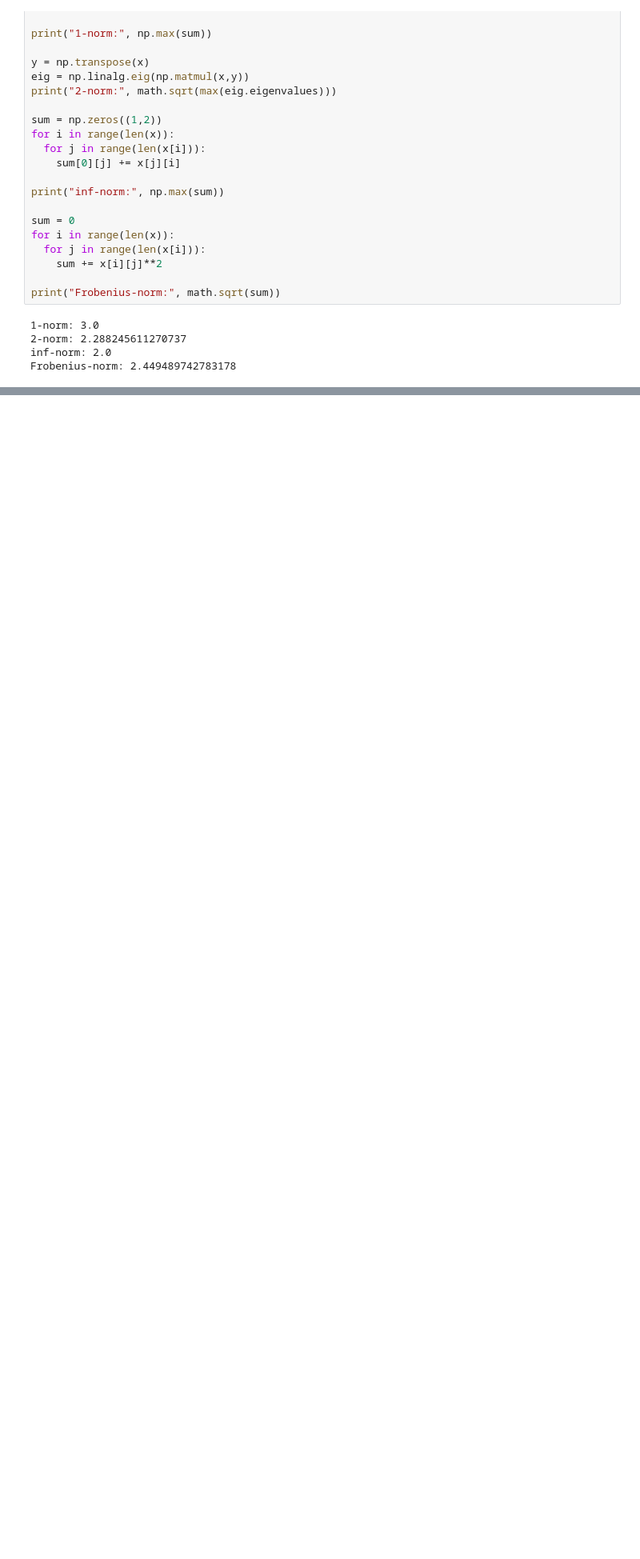
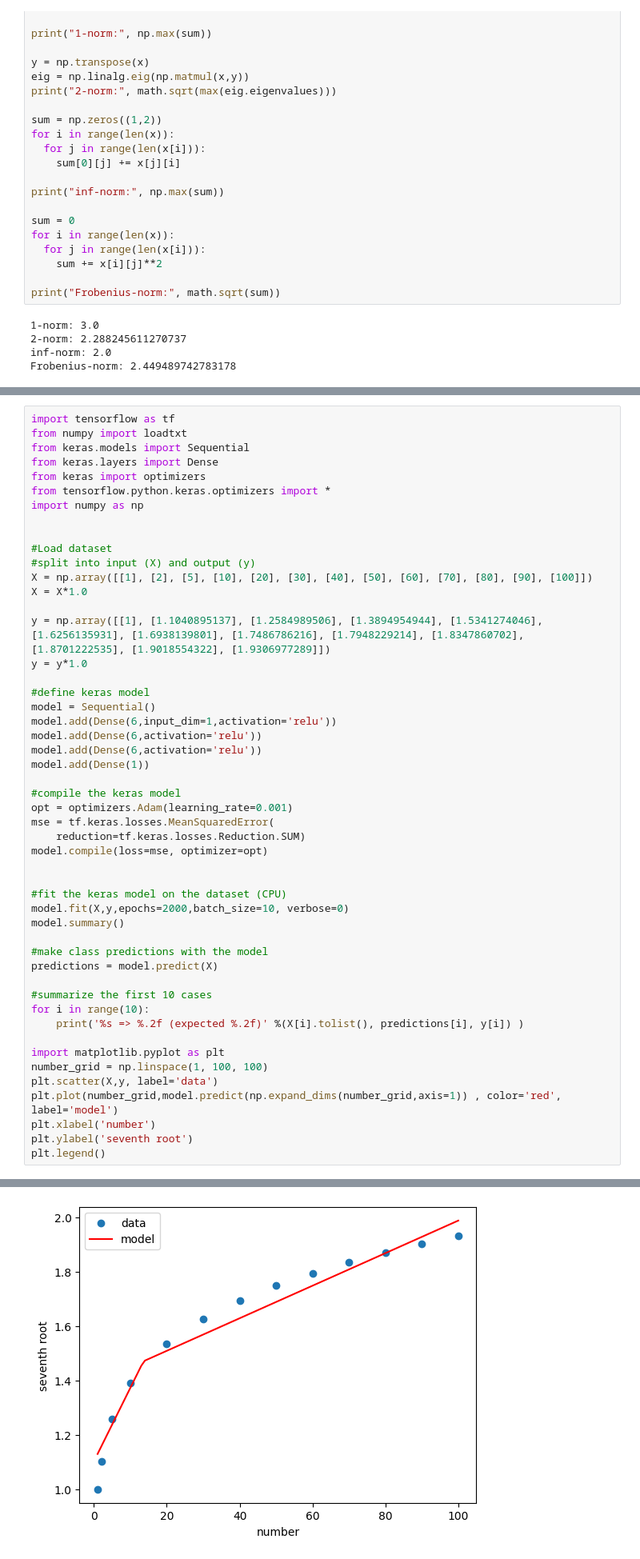
Before and after one commit to nathannguyen0127/MANE4962-Machine-Learning-for-Engineering, a Jupyter notebook: Homework01.ipynb, the cells around one changed output, grey strips where cells are left out. Shown: that part at 80% size. Saved outputs shown, nothing was run; the diff lists cells and outputs as text; blank space fills up the shorter version.

```diff
--- a/Homework01.ipynb
+++ b/Homework01.ipynb
@@ -127,0 +198,51 @@ Frobenius-norm: 2.449489742783178
+# %%
+import tensorflow as tf
+from numpy import loadtxt
+from keras.models import Sequential
+from keras.layers import Dense
+from keras import optimizers
+from tensorflow.python.keras.optimizers import *
+import numpy as np
+
+
+#Load dataset
+#split into input (X) and output (y)
+X = np.array([[1], [2], [5], [10], [20], [30], [40], [50], [60], [70], [80], [90], [100]])
+X = X*1.0
+
+y = np.array([[1], [1.1040895137], [1.2584989506], [1.3894954944], [1.5341274046], [1.6256135931], [1.6938139801], [1.7486786216], [1.7948229214], [1.8347860702], [1.8701222535], [1.9018554322], [1.9306977289]])
+y = y*1.0
+
+#define keras model
+model = Sequential()
+model.add(Dense(6,input_dim=1,activation='relu'))
+model.add(Dense(6,activation='relu'))
+model.add(Dense(6,activation='relu'))
+model.add(Dense(1))
+
+#compile the keras model
+opt = optimizers.Adam(learning_rate=0.001)
+mse = tf.keras.losses.MeanSquaredError(
+    reduction=tf.keras.losses.Reduction.SUM)
+model.compile(loss=mse, optimizer=opt)
+
+
+#fit the keras model on the dataset (CPU)
+model.fit(X,y,epochs=2000,batch_size=10, verbose=0)
+model.summary()
+
+#make class predictions with the model
+predictions = model.predict(X)
+
+#summarize the first 10 cases
+for i in range(10):
+    print('%s => %.2f (expected %.2f)' %(X[i].tolist(), predictions[i], y[i]) )
+
+import matplotlib.pyplot as plt
+number_grid = np.linspace(1, 100, 100)
+plt.scatter(X,y, label='data')
+plt.plot(number_grid,model.predict(np.expand_dims(number_grid,axis=1)) , color='red', label='model')
+plt.xlabel('number')
+plt.ylabel('seventh root')
+plt.legend()
+# %% [output]
@@ -127,0 +278 @@ Frobenius-norm: 2.449489742783178
+[figure, added]
```
Also changed, not shown: parts of 10 cells of this notebook.
